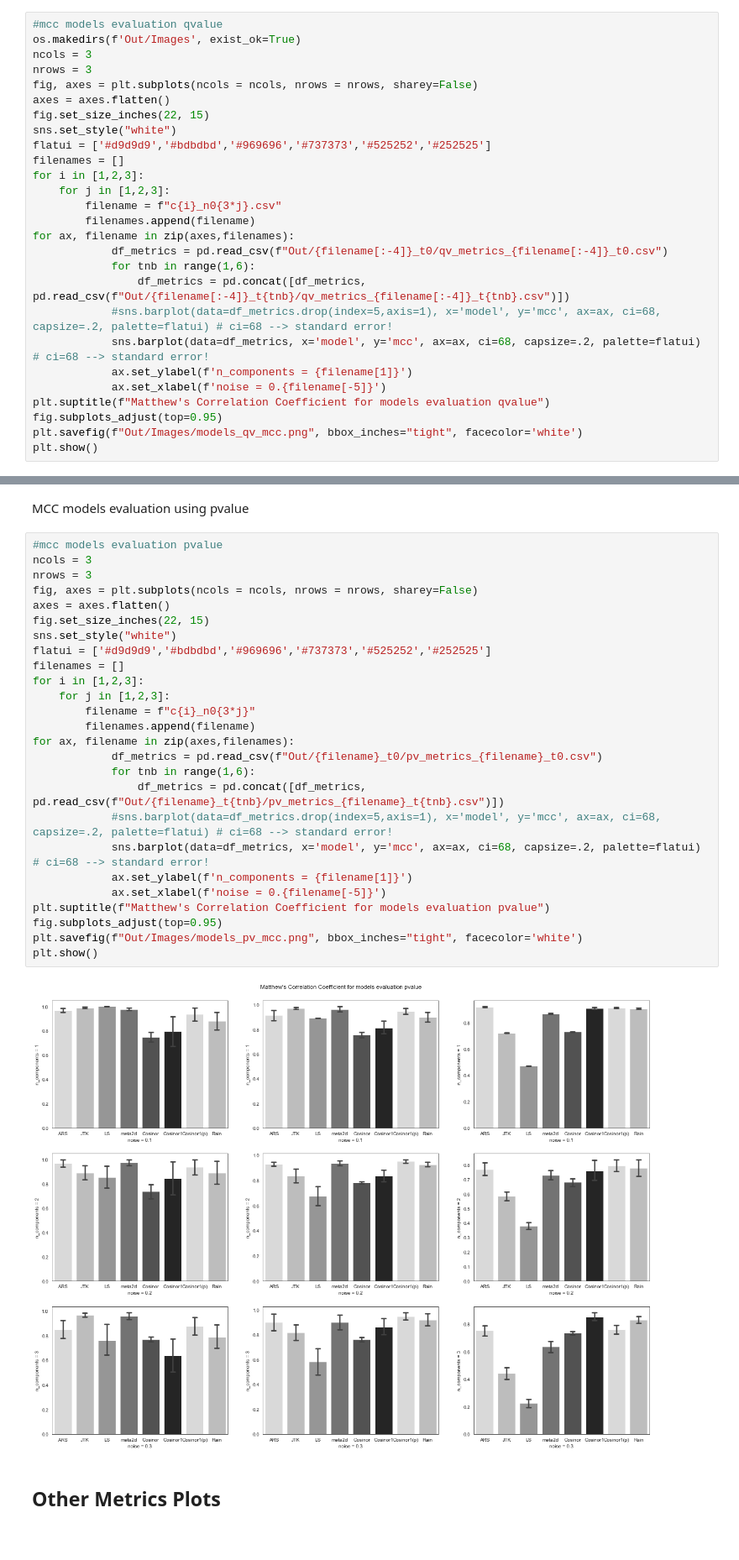
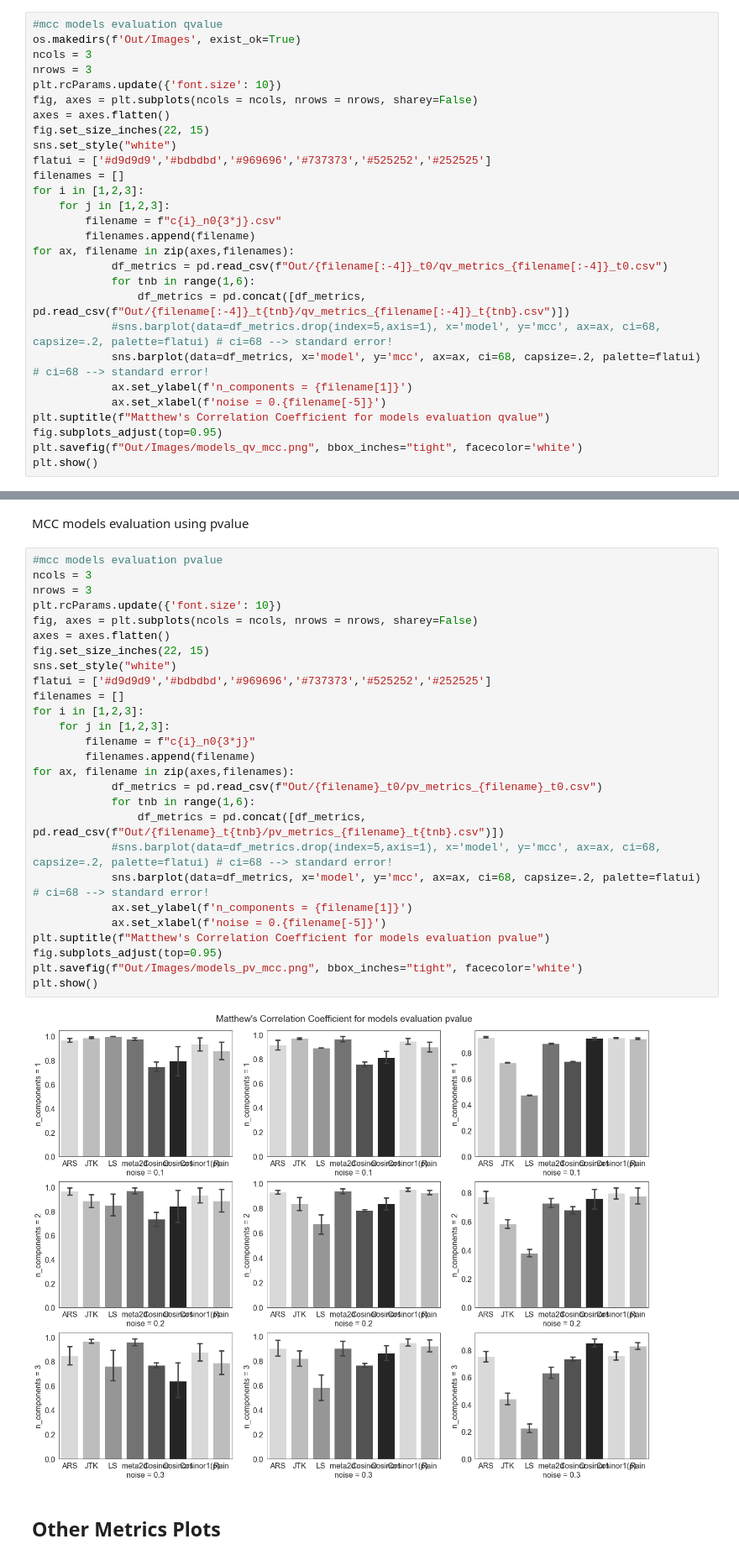
Before and after one commit to VESTUArthur/RDA, a Jupyter notebook: code/Case_study_1/notebook.ipynb, the cells around one changed output, grey strips where cells are left out. Shown at 84% size. Cells and saved outputs as stored; diff of their text form.

Commit message:
font size

```diff
--- a/code/Case_study_1/notebook.ipynb
+++ b/code/Case_study_1/notebook.ipynb
@@ -43,6 +43,7 @@ MCC models evaluation using qvalue
 os.makedirs(f'Out/Images', exist_ok=True)
 ncols = 3
 nrows = 3
+plt.rcParams.update({'font.size': 10})
 fig, axes = plt.subplots(ncols = ncols, nrows = nrows, sharey=False)
 axes = axes.flatten()
 fig.set_size_inches(22, 15)
@@ -72,31 +73,32 @@ MCC models evaluation using pvalue
 # %%
 #mcc models evaluation pvalue
 ncols = 3
 nrows = 3
+plt.rcParams.update({'font.size': 10})
 fig, axes = plt.subplots(ncols = ncols, nrows = nrows, sharey=False)
 axes = axes.flatten()
 fig.set_size_inches(22, 15)
 sns.set_style("white")
 flatui = ['#d9d9d9','#bdbdbd','#969696','#737373','#525252','#252525']
 filenames = []
 for i in [1,2,3]:
     for j in [1,2,3]:
         filename = f"c{i}_n0{3*j}"
         filenames.append(filename)
 for ax, filename in zip(axes,filenames):
             df_metrics = pd.read_csv(f"Out/{filename}_t0/pv_metrics_{filename}_t0.csv")
             for tnb in range(1,6):
                 df_metrics = pd.concat([df_metrics, pd.read_csv(f"Out/{filename}_t{tnb}/pv_metrics_{filename}_t{tnb}.csv")])
             #sns.barplot(data=df_metrics.drop(index=5,axis=1), x='model', y='mcc', ax=ax, ci=68, capsize=.2, palette=flatui) # ci=68 --> standard error!
             sns.barplot(data=df_metrics, x='model', y='mcc', ax=ax, ci=68, capsize=.2, palette=flatui) # ci=68 --> standard error!
             ax.set_ylabel(f'n_components = {filename[1]}')
             ax.set_xlabel(f'noise = 0.{filename[-5]}')
 plt.suptitle(f"Matthew's Correlation Coefficient for models evaluation pvalue")
 fig.subplots_adjust(top=0.95)
 plt.savefig(f"Out/Images/models_pv_mcc.png", bbox_inches="tight", facecolor='white')
 plt.show()
 # %% [output]
-[figure, old version]
+[figure, new version]
 # %% [markdown]
 ## Other Metrics Plots
 # %% [markdown]
```
Also changed, not shown: parts of 2 cells of this notebook, 19 other files.
